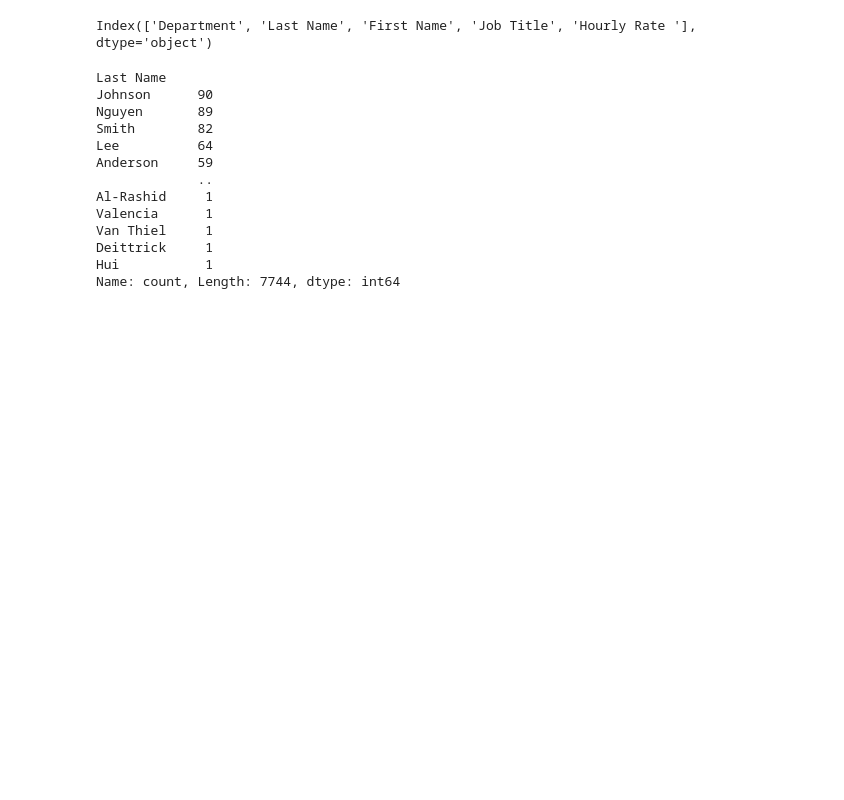
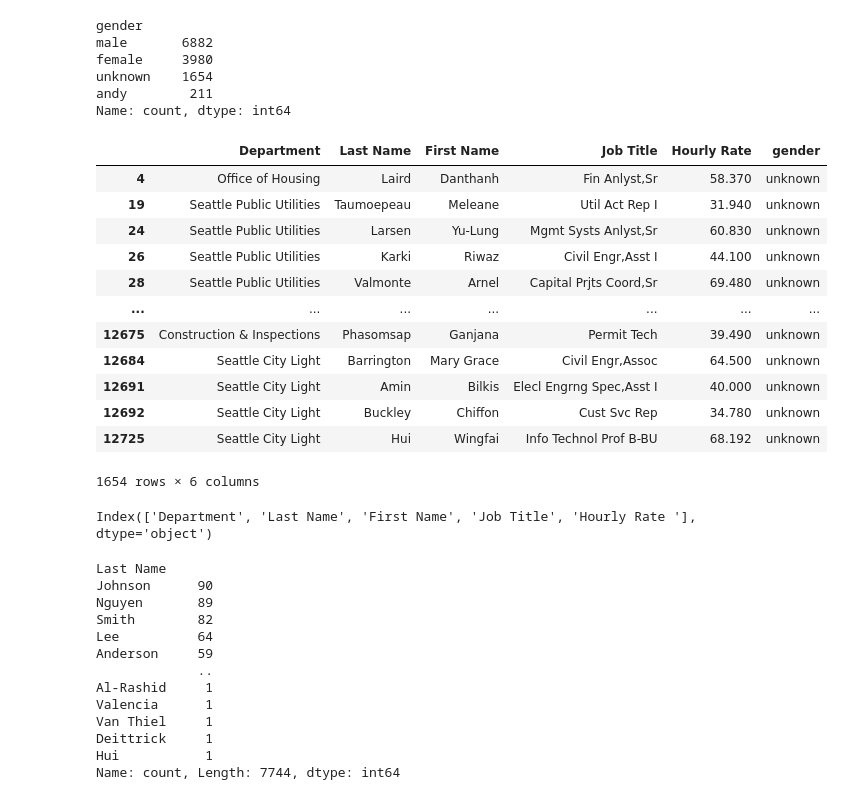
Before and after one commit to nandsra21/ECON481FinalProject, a Jupyter notebook: FinalProjectProp.ipynb, the cells around one changed output. Saved outputs shown, nothing was run; the diff lists cells and outputs as text; code cells hidden in the pictures; blank space fills up the shorter version.

```diff
--- a/FinalProjectProp.ipynb
+++ b/FinalProjectProp.ipynb
@@ -5,3 +27,34 @@ dep_val = pd.read_csv("City_of_Seattle_Wage_Data.csv")
+# %%
+import gender_guesser.detector as gender
+d = gender.Detector()
+dep_val["gender"] = dep_val["First Name"].apply(lambda x: d.get_gender(x))
+dep_val['gender'] = dep_val['gender'].replace('mostly_female', 'female')
+dep_val['gender'] = dep_val['gender'].replace('mostly_male', 'male')
+# %%
+dep_val["gender"].value_counts()
+# %% [output]
+gender
+male       6882
+female     3980
+unknown    1654
+andy        211
+Name: count, dtype: int64
+# %%
+dep_val[dep_val["gender"] == "unknown"]
+# %% [output]
+|  | Department | Last Name | First Name | Job Title | Hourly Rate | gender |
+| 4 | Office of Housing | Laird | Danthanh | Fin Anlyst,Sr | 58.370 | unknown |
+| 19 | Seattle Public Utilities | Taumoepeau | Meleane | Util Act Rep I | 31.940 | unknown |
+| 24 | Seattle Public Utilities | Larsen | Yu-Lung | Mgmt Systs Anlyst,Sr | 60.830 | unknown |
+| 26 | Seattle Public Utilities | Karki | Riwaz | Civil Engr,Asst I | 44.100 | unknown |
+| 28 | Seattle Public Utilities | Valmonte | Arnel | Capital Prjts Coord,Sr | 69.480 | unknown |
+| ... | ... | ... | ... | ... | ... | ... |
+| 12675 | Construction & Inspections | Phasomsap | Ganjana | Permit Tech | 39.490 | unknown |
+| 12684 | Seattle City Light | Barrington | Mary Grace | Civil Engr,Assoc | 64.500 | unknown |
+| 12691 | Seattle City Light | Amin | Bilkis | Elecl Engrng Spec,Asst I | 40.000 | unknown |
+| 12692 | Seattle City Light | Buckley | Chiffon | Cust Svc Rep | 34.780 | unknown |
+| 12725 | Seattle City Light | Hui | Wingfai | Info Technol Prof B-BU | 68.192 | unknown |
+1654 rows × 6 columns
 # %%
 dep_val.columns
 # %% [output]
```
Also changed, not shown: parts of 28 cells of this notebook.
